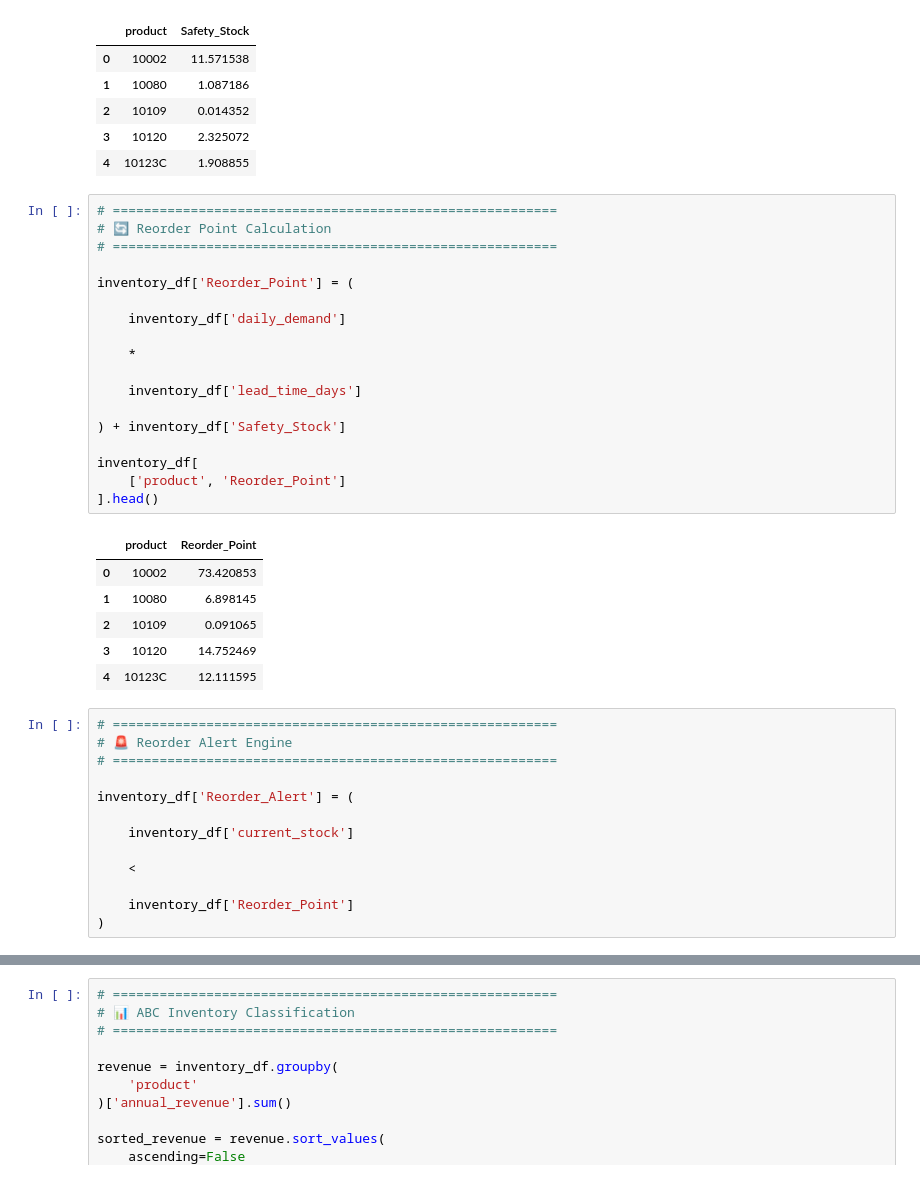
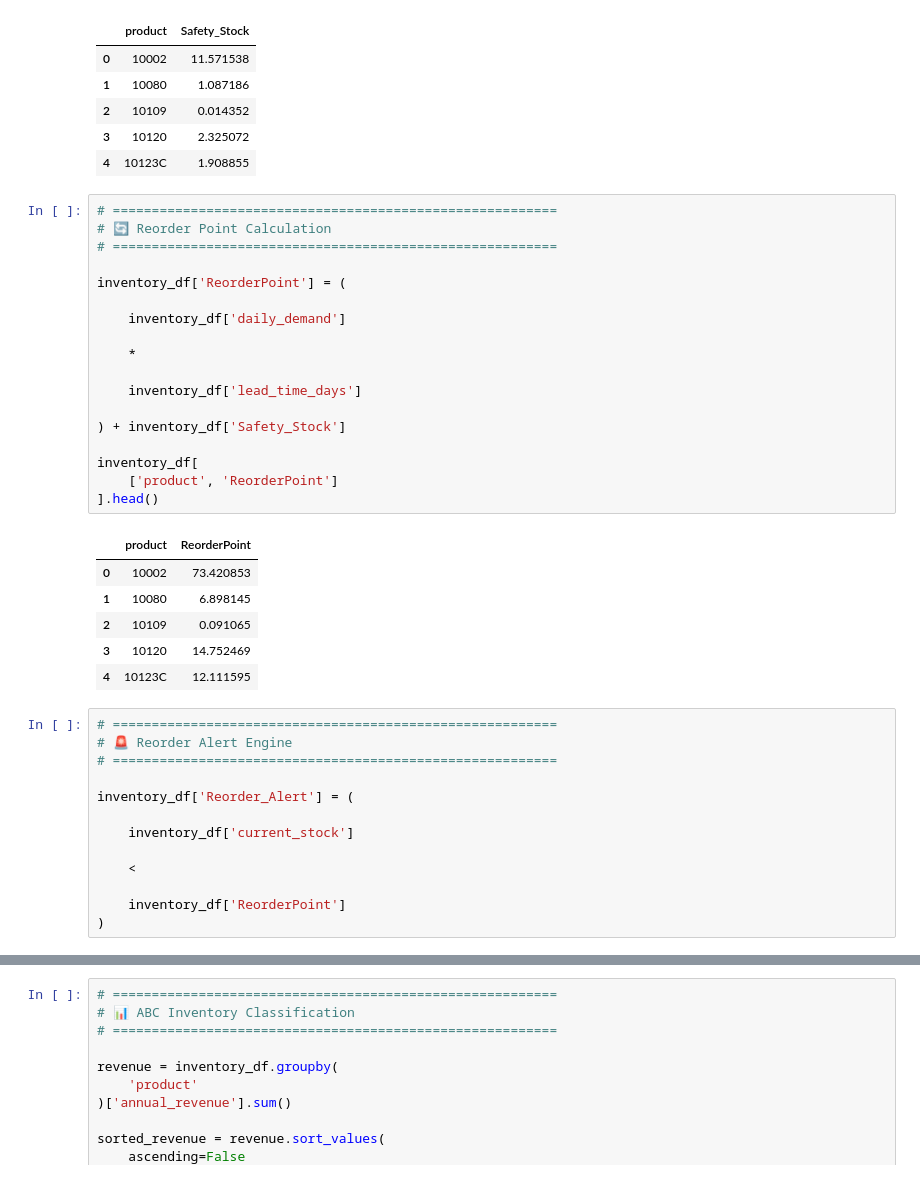
Before and after one commit to sagarmehra69/neuralretail-ai-sales-intelligence, a Jupyter notebook: notebooks/07_Inventory_Intelligence_System.ipynb, the cells around one changed output, grey strips where cells are left out. Cells and saved outputs as stored; diff of their text form.

```diff
--- a/notebooks/07_Inventory_Intelligence_System.ipynb
+++ b/notebooks/07_Inventory_Intelligence_System.ipynb
@@ -603,23 +603,23 @@ inventory_df[
 # %%
 # =========================================================
 # 🔄 Reorder Point Calculation
 # =========================================================
 
-inventory_df['Reorder_Point'] = (
+inventory_df['ReorderPoint'] = (
 
     inventory_df['daily_demand']
 
     *
 
     inventory_df['lead_time_days']
 
 ) + inventory_df['Safety_Stock']
 
 inventory_df[
-    ['product', 'Reorder_Point']
+    ['product', 'ReorderPoint']
 ].head()
 # %% [output]
-|  | product | Reorder_Point |
+|  | product | ReorderPoint |
 | 0 | 10002 | 73.420853 |
 | 1 | 10080 | 6.898145 |
 | 2 | 10109 | 0.091065 |
@@ -636,7 +636,7 @@ inventory_df['Reorder_Alert'] = (
 
     <
 
-    inventory_df['Reorder_Point']
+    inventory_df['ReorderPoint']
 )
 # %%
 inventory_df[
```
Also changed, not shown: parts of 8 cells of this notebook, 1 other file.
